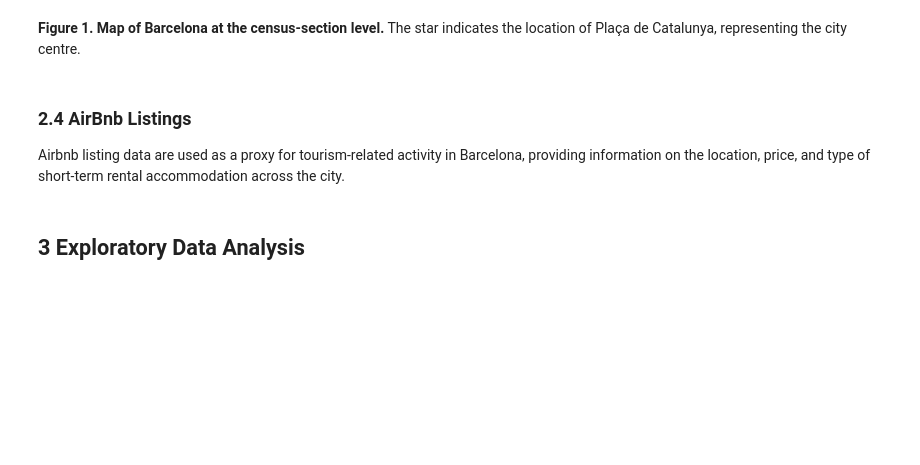
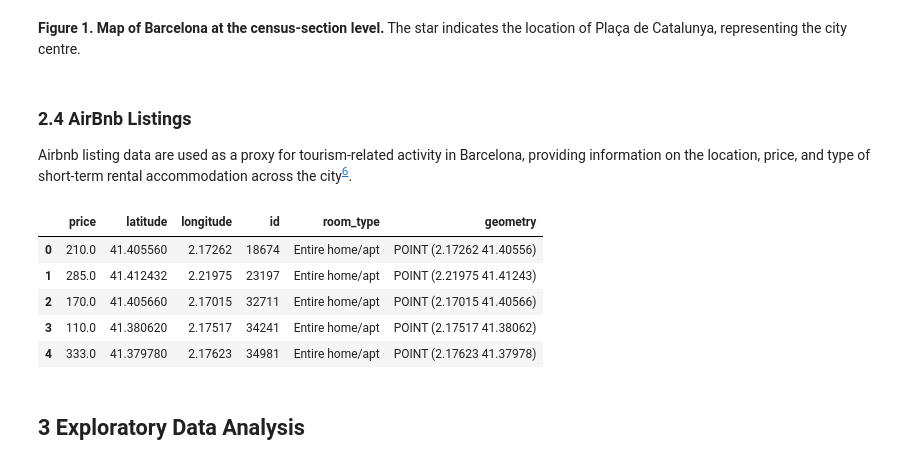
Before and after one commit to sds4sg/spatial-data-science-in-python-jasperkpangan, a Jupyter notebook: 99_assignment/assignment.ipynb, the cells around one changed output. Saved outputs shown, nothing was run; the diff lists cells and outputs as text; code cells hidden in the pictures; blank space fills up the shorter version.

```diff
--- a/99_assignment/assignment.ipynb
+++ b/99_assignment/assignment.ipynb
@@ -248,26 +248,34 @@ __Figure 1. Map of Barcelona at the census-section level.__ The star indicates t
 # %% [markdown]
 ### 2.4 AirBnb Listings
 
-Airbnb listing data are used as a proxy for tourism-related activity in Barcelona, providing information on the location, price, and type of short-term rental accommodation across the city.
+Airbnb listing data are used as a proxy for tourism-related activity in Barcelona, providing information on the location, price, and type of short-term rental accommodation across the city<sup>[6](https://insideairbnb.com/get-the-data/)</sup>.
 # %%
 url = "https://data.insideairbnb.com/spain/catalonia/barcelona/2025-09-14/data/listings.csv.gz"
 
 df_airbnb = pd.read_csv(url, compression="gzip", low_memory=False)
 
 df_airbnb = df_airbnb[['price', 'latitude', 'longitude', 'id', 'room_type']]
 
 df_airbnb['price'] = (
     df_airbnb['price']
     .str.replace(r'[\$,]', '', regex=True)
     .astype(float)
 )
 
 df_airbnb['geometry'] = df_airbnb.apply(
     lambda row: Point(row['longitude'], row['latitude']),
     axis=1
 )
 
 gdf_airbnb = gpd.GeoDataFrame(df_airbnb, geometry='geometry', crs='epsg:4326')
+gdf_airbnb.head()
+# %% [output]
+|  | price | latitude | longitude | id | room_type | geometry |
+| 0 | 210.0 | 41.405560 | 2.17262 | 18674 | Entire home/apt | POINT (2.17262 41.40556) |
+| 1 | 285.0 | 41.412432 | 2.21975 | 23197 | Entire home/apt | POINT (2.21975 41.41243) |
+| 2 | 170.0 | 41.405660 | 2.17015 | 32711 | Entire home/apt | POINT (2.17015 41.40566) |
+| 3 | 110.0 | 41.380620 | 2.17517 | 34241 | Entire home/apt | POINT (2.17517 41.38062) |
+| 4 | 333.0 | 41.379780 | 2.17623 | 34981 | Entire home/apt | POINT (2.17623 41.37978) |
 # %% [markdown]
 ## 3 Exploratory Data Analysis
 # %% [markdown]
```
Also changed, not shown: parts of 5 cells of this notebook, 1 other file.
